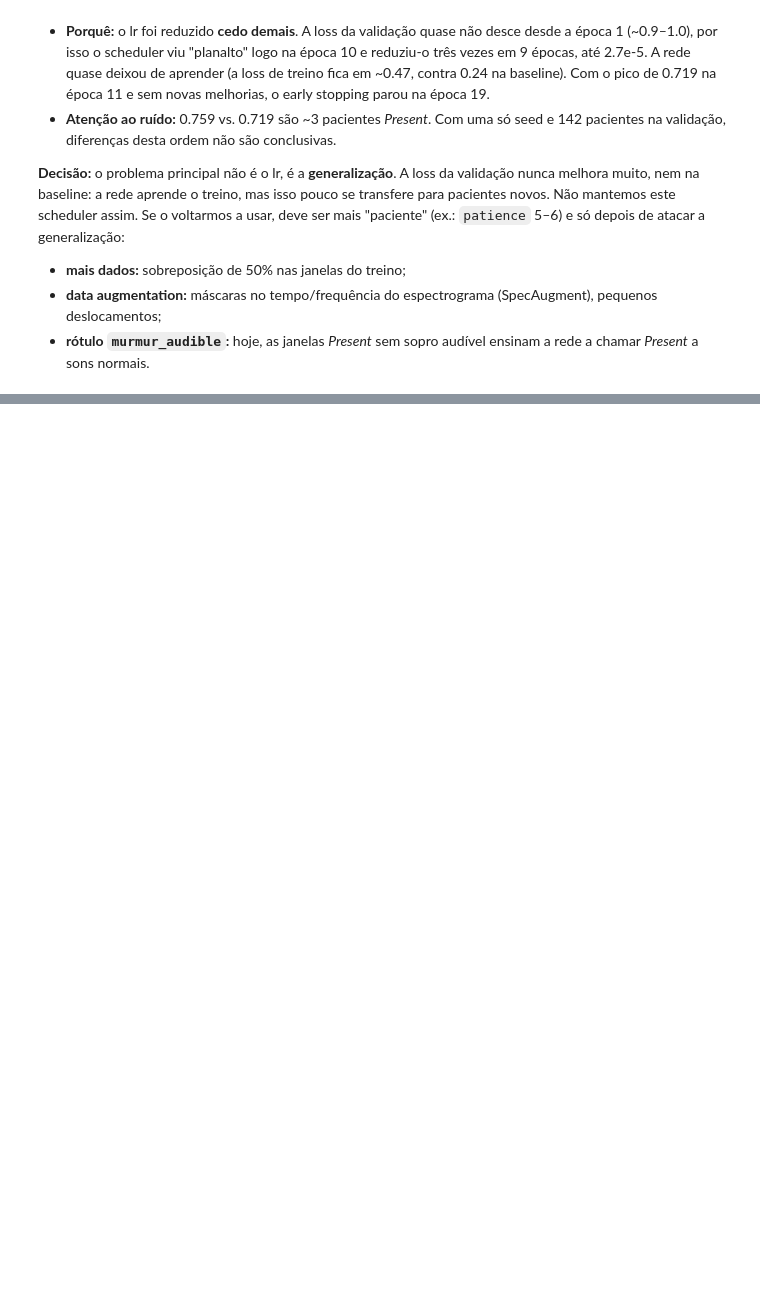
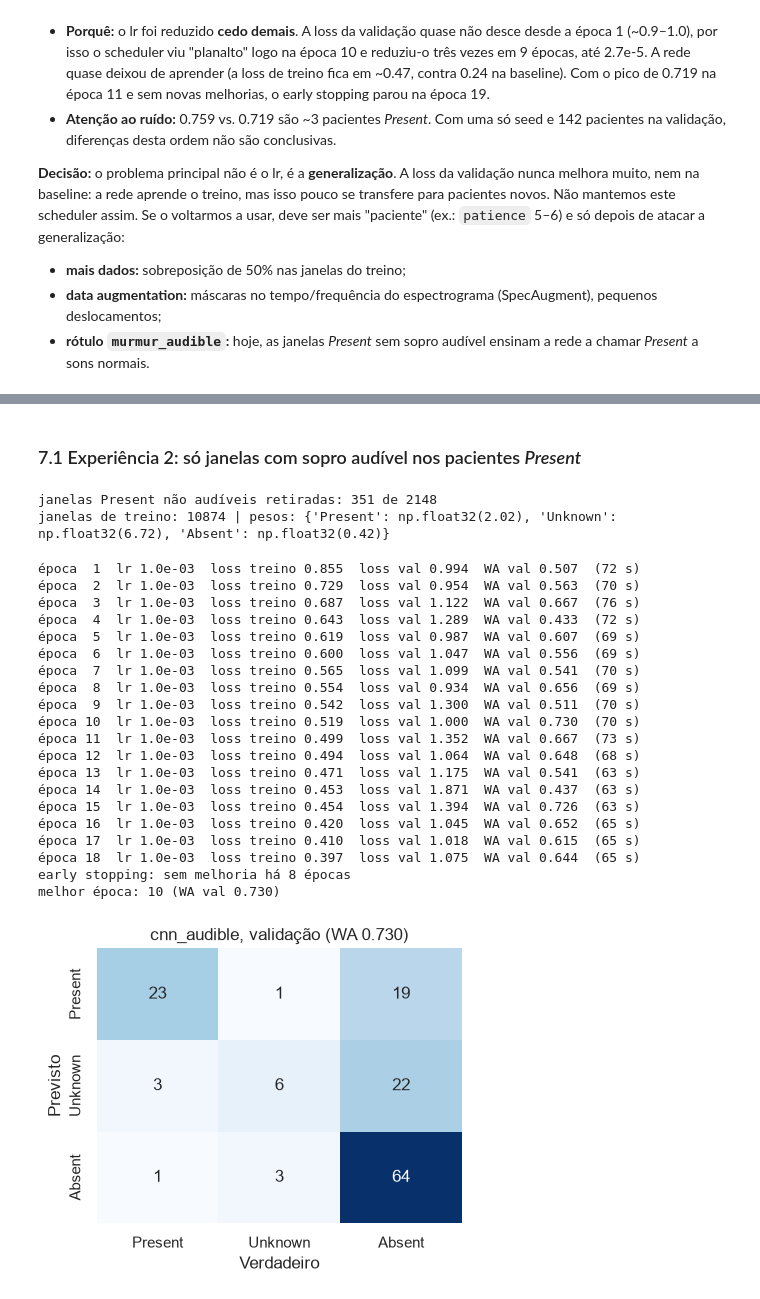
Before and after one commit to VituVVL/Murmurs-Detection, a Jupyter notebook: notebooks/03_cnn.ipynb, the cells around one changed output, grey strips where cells are left out. Drawn from its saved outputs; the diff is of its cells as text; code cells hidden in the pictures; blank space fills up the shorter version.

```diff
--- a/notebooks/03_cnn.ipynb
+++ b/notebooks/03_cnn.ipynb
@@ -356,0 +376,53 @@ assim. Se o voltarmos a usar, deve ser mais "paciente" (ex.: `patience` 5–6) e
+# %%
+from src.training import spec_augment, log_experiment
+
+def run_experiment(name, description, X_tr, meta_tr, **fit_kwargs):
+    """Treina a SmallCNN (mesma seed), guarda os pesos, desenha a matriz de confusão da validação e regista."""
+    set_seed()
+    m = SmallCNN()
+    w = class_weights(meta_tr)
+    print("janelas de treino:", len(X_tr), "| pesos:", dict(zip(CLASSES, w.numpy().round(2))))
+    h = fit(m, X_tr, encode_labels(meta_tr), X_val, meta_val, w, epochs=40, patience=8, **fit_kwargs)
+    torch.save(m.state_dict(), RESULTS / f"{name}.pt")
+    patients = patient_predictions(meta_val, predict_proba(m, X_val))
+    wa_ = weighted_accuracy(patients["murmur"], patients["pred"])
+    fig, ax = plt.subplots(figsize=(4.5, 3.8))
+    sns.heatmap(confusion_matrix(patients["murmur"], patients["pred"]), annot=True, fmt="d", cmap="Blues", cbar=False, ax=ax)
+    ax.set_title(f"{name}, validação (WA {wa_:.3f})")
+    plt.tight_layout(); plt.savefig(RESULTS / f"{name}_cm_val.png", dpi=120); plt.show()
+    log_experiment(name, description, h, patients)
+    return h
+
+histories = {"cnn_baseline": pd.read_csv(RESULTS / "cnn_baseline_history.csv")}
+# %% [markdown]
+### 7.1 Experiência 2: só janelas com sopro audível nos pacientes *Present*
+# %%
+keep = ~((meta_train["murmur"] == "Present") & ~meta_train["murmur_audible"]).to_numpy()
+print(f"janelas Present não audíveis retiradas: {(~keep).sum()} de {(meta_train['murmur'] == 'Present').sum()}")
+histories["cnn_audible"] = run_experiment(
+    "cnn_audible", "baseline, sem as janelas de treino Present com sopro não audível no local",
+    X_train[keep], meta_train[keep].reset_index(drop=True))
+# %% [output]
+janelas Present não audíveis retiradas: 351 de 2148
+janelas de treino: 10874 | pesos: {'Present': np.float32(2.02), 'Unknown': np.float32(6.72), 'Absent': np.float32(0.42)}
+época  1  lr 1.0e-03  loss treino 0.855  loss val 0.994  WA val 0.507  (72 s)
+época  2  lr 1.0e-03  loss treino 0.729  loss val 0.954  WA val 0.563  (70 s)
+época  3  lr 1.0e-03  loss treino 0.687  loss val 1.122  WA val 0.667  (76 s)
+época  4  lr 1.0e-03  loss treino 0.643  loss val 1.289  WA val 0.433  (72 s)
+época  5  lr 1.0e-03  loss treino 0.619  loss val 0.987  WA val 0.607  (69 s)
+época  6  lr 1.0e-03  loss treino 0.600  loss val 1.047  WA val 0.556  (69 s)
+época  7  lr 1.0e-03  loss treino 0.565  loss val 1.099  WA val 0.541  (70 s)
+época  8  lr 1.0e-03  loss treino 0.554  loss val 0.934  WA val 0.656  (69 s)
+época  9  lr 1.0e-03  loss treino 0.542  loss val 1.300  WA val 0.511  (70 s)
+época 10  lr 1.0e-03  loss treino 0.519  loss val 1.000  WA val 0.730  (70 s)
+época 11  lr 1.0e-03  loss treino 0.499  loss val 1.352  WA val 0.667  (73 s)
+época 12  lr 1.0e-03  loss treino 0.494  loss val 1.064  WA val 0.648  (68 s)
+época 13  lr 1.0e-03  loss treino 0.471  loss val 1.175  WA val 0.541  (63 s)
+época 14  lr 1.0e-03  loss treino 0.453  loss val 1.871  WA val 0.437  (63 s)
+época 15  lr 1.0e-03  loss treino 0.454  loss val 1.394  WA val 0.726  (63 s)
+época 16  lr 1.0e-03  loss treino 0.420  loss val 1.045  WA val 0.652  (65 s)
+época 17  lr 1.0e-03  loss treino 0.410  loss val 1.018  WA val 0.615  (65 s)
+época 18  lr 1.0e-03  loss treino 0.397  loss val 1.075  WA val 0.644  (65 s)
+early stopping: sem melhoria há 8 épocas
+melhor época: 10 (WA val 0.730)
+[figure, added]
```
Also changed, not shown: parts of 9 cells of this notebook, 11 other files.
